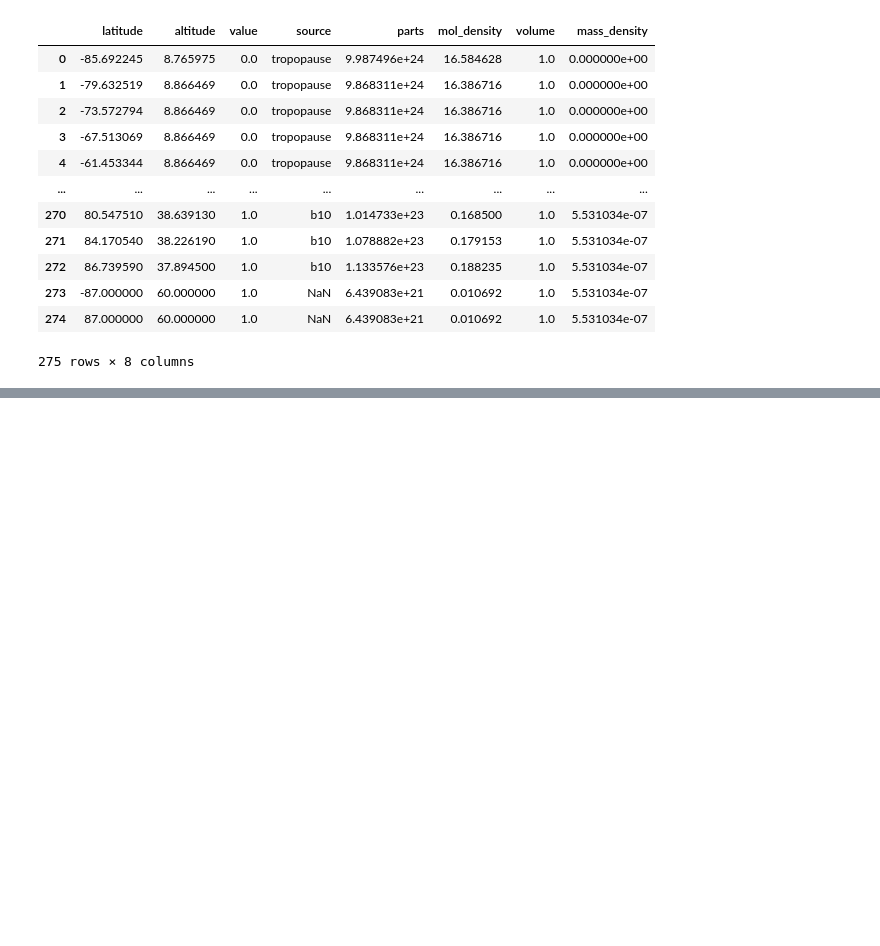
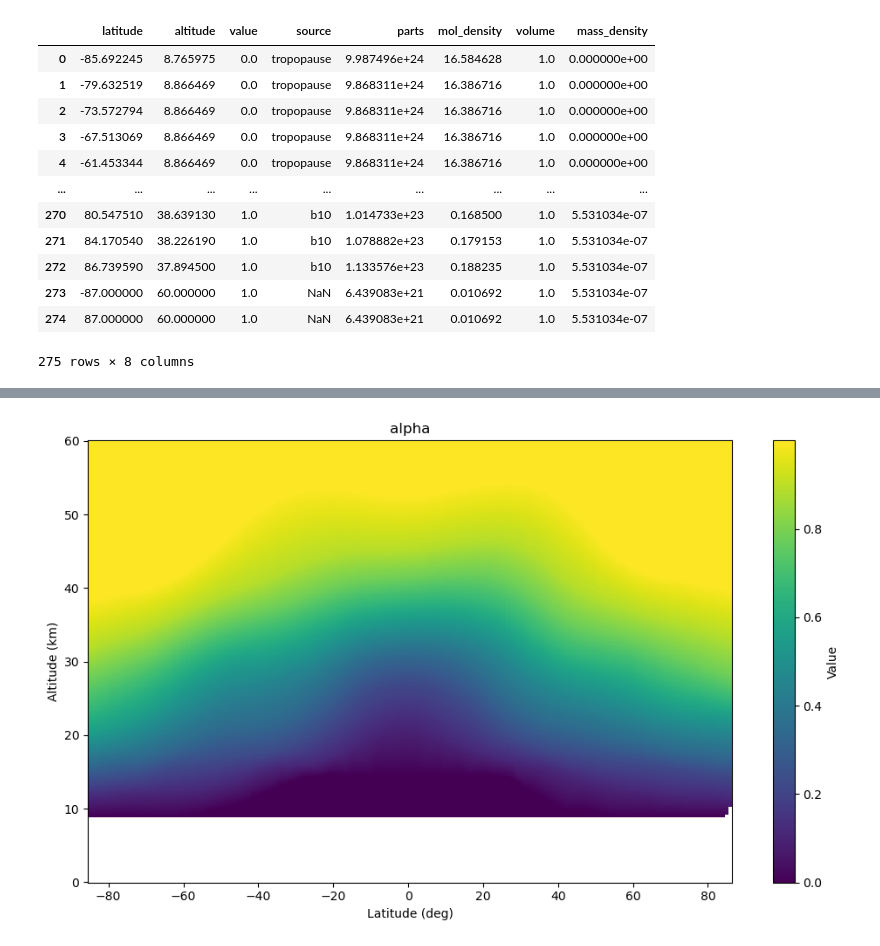
Before and after one commit to atzeharmsen/sandbox2, a Jupyter notebook: data_collection.ipynb, the cells around one changed output, grey strips where cells are left out. Saved outputs shown, nothing was run; the diff lists cells and outputs as text; code cells hidden in the pictures; blank space fills up the shorter version.

```diff
--- a/data_collection.ipynb
+++ b/data_collection.ipynb
@@ -1007,0 +1050,18 @@ b_df
+# %%
+ch4_e = 1.8 #ppmv
+alpha = (ch4_e-grid)/ch4_e
+alpha
+
+plt.figure(figsize=(10, 6))
+heatmap = plt.pcolormesh(X, Y, alpha, shading="auto", cmap="viridis")
+plt.colorbar(heatmap, label="Value")
+
+plt.xlabel("Latitude (deg)")
+plt.ylabel("Altitude (km)")
+plt.title("alpha")
+plt.tight_layout()
+# plt.scatter(df[df["source"] == "b10"]["latitude"], df[df["source"] == "b10"]["altitude"]/1000, color="red",
+#             label="b10") # /1000 due to griddata
+plt.show()
+# %% [output]
+[figure, added]
```
Also changed, not shown: parts of 15 cells of this notebook, 5 other files.
